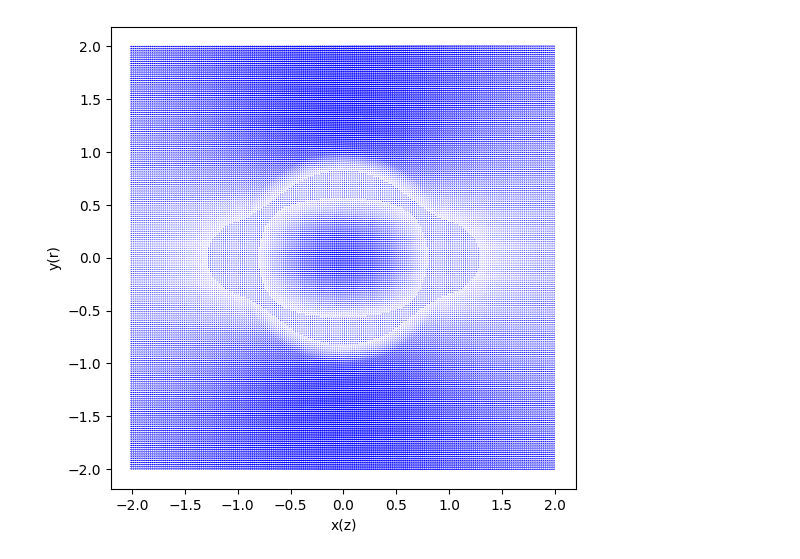
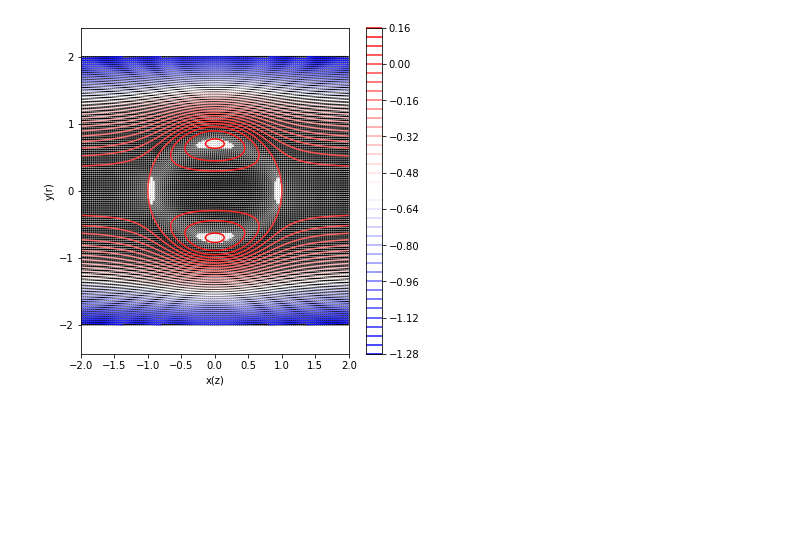
Before and after one commit to zhizhiL/FTLE_v3, a Jupyter notebook: hillsVR_pFTLE.ipynb, the cells around one changed output. Saved outputs shown, nothing was run; the diff lists cells and outputs as text; code cells hidden in the pictures; blank space fills up the shorter version.

```diff
--- a/hillsVR_pFTLE.ipynb
+++ b/hillsVR_pFTLE.ipynb
@@ -5,43 +5,48 @@ import scipy as sp
 from scipy import integrate
 # %%
 # set up grids
-Ny = 200
-Nx = 200
+Ny = 140
+Nx = 140
 x = np.linspace(-2,2,Ny)
 y = np.linspace(-2,2,Nx)
 if np.any(y == 0):
     raise ValueError("Zero found in the y(r) coordinates")
 X, Y = np.meshgrid(x, y)
 rad_dist = np.sqrt(X**2 + Y**2)
 
 # define parameters
-alpha = 1
+alpha = 5
 a = 1
 
 # define streamfunctions
 psi = np.empty_like(rad_dist)
-psi[rad_dist < a] = alpha * (Y[rad_dist < a]**2) * (a**2 - rad_dist[rad_dist < a]**2) / 10
+psi[rad_dist <= a] = alpha * (Y[rad_dist <= a]**2) * (a**2 - rad_dist[rad_dist <= a]**2) / 10
 psi[rad_dist > a] = -alpha * (a**2) * (Y[rad_dist > a]**2) * (1 - a**3 / rad_dist[rad_dist > a]**3) / 15
 # fig, ax = plt.subplots(layout='constrained')
 # CS = ax.contour(X, Y, psi, 80, cmap='bwr')
 # cbar = fig.colorbar(CS)
 
 # define velocity fields
 Uf = np.empty_like(psi)
-Uf[rad_dist < a] = alpha * (a**2 - rad_dist[rad_dist < a]**2 - Y[rad_dist < a]**2) / 5
-Uf[rad_dist > a] = -alpha * a**2 * ( 2*(1 - a**3 / rad_dist[rad_dist > a]**3) + 3*a**3*Y[rad_dist > a]**2/rad_dist[rad_dist > a]**3 ) / 15
+Uf[rad_dist <= a] = alpha * (a**2 - rad_dist[rad_dist <= a]**2 - Y[rad_dist <= a]**2) / 5
+Uf[rad_dist > a] = (-alpha*(a**5)/15) * (2/(a**3) + (rad_dist[rad_dist > a]**2 - 2*(X[rad_dist > a]**2))
+                                         /(rad_dist[rad_dist > a]**5))
+
+
 
 Vf = np.empty_like(psi)
-Vf[rad_dist < a] = alpha * X[rad_dist < a] * Y[rad_dist < a] / 5
-Vf[rad_dist > a] = alpha* a**5 * Y[rad_dist > a] * X[rad_dist > a] / ( 5*(rad_dist[rad_dist > a] ** 3))
+Vf[rad_dist <= a] = alpha * X[rad_dist <= a] * Y[rad_dist <= a] / 5
+Vf[rad_dist > a] = alpha* (a**5) * Y[rad_dist > a] * X[rad_dist > a] / ( 5*(rad_dist[rad_dist > a] ** 5))
 
 
 # Create a quiver plot to visualize the velocity field
 plt.figure(figsize=(6, 6))
-plt.quiver(X, Y, Uf, Vf, scale=30, color='b', headlength=5)
+plt.quiver(X, Y, Uf, Vf, scale=80, color='black',headlength=1)
+CS = plt.contour(X, Y, psi, levels=40, cmap='bwr')
+cbar = plt.colorbar(CS)
 plt.xlabel('x(z)')
 plt.ylabel('y(r)')
 plt.axis('equal')
 plt.show()
 # %% [output]
-[figure, old version]
+[figure, new version]
```
Also changed, not shown: parts of 4 cells of this notebook, 1 other file.
